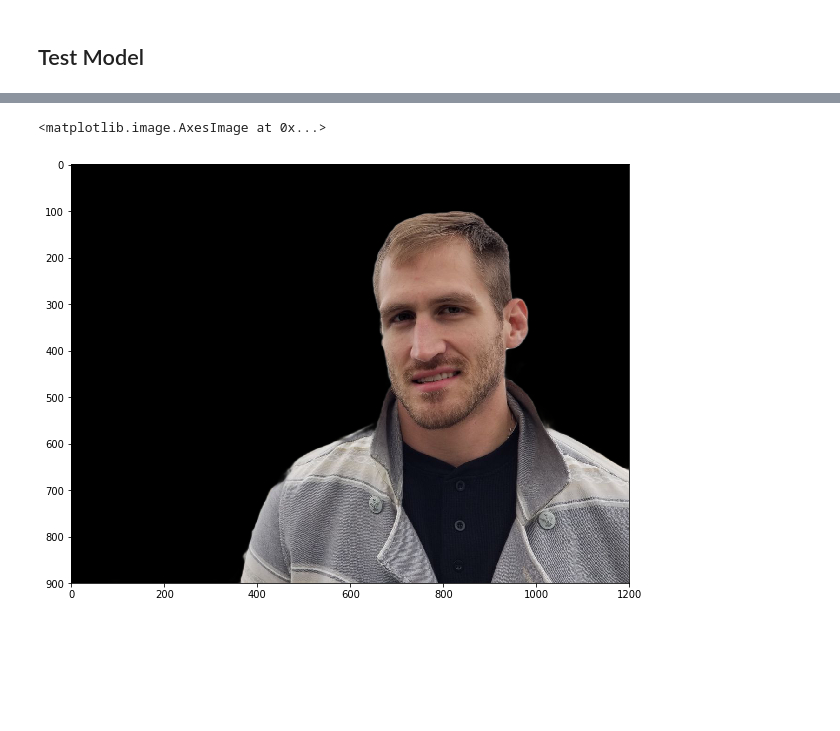
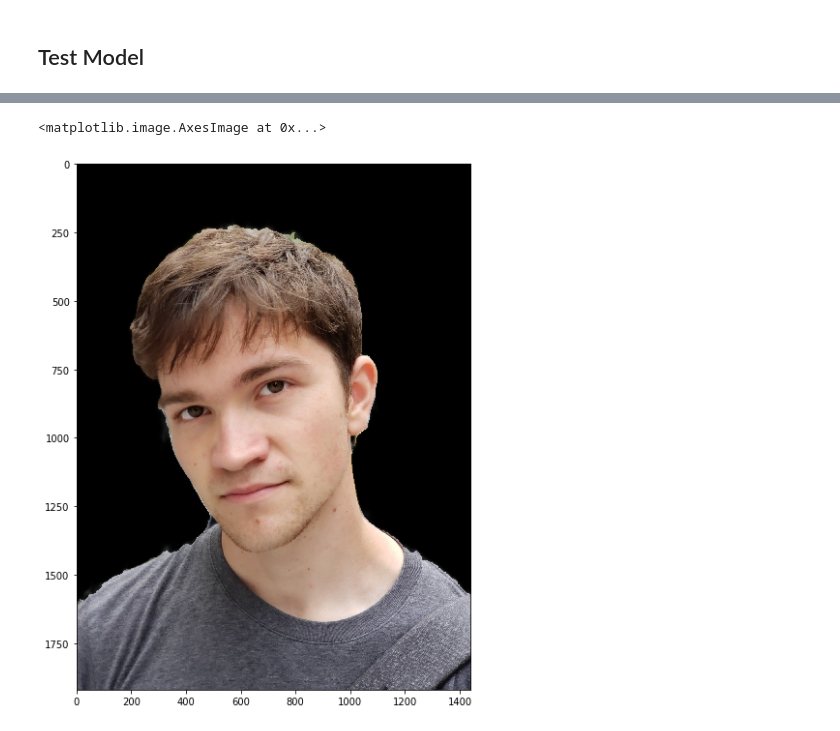
Before and after one commit to BUVANEASH/person_seg_net, a Jupyter notebook: notebooks/Train_segmentation_models.ipynb, the cells around one changed output, grey strips where cells are left out. Cells and saved outputs as stored; diff of their text form; code cells hidden in the pictures; blank space fills up the shorter version.

Commit message:
Modified fast_scnn model

```diff
--- a/notebooks/Train_segmentation_models.ipynb
+++ b/notebooks/Train_segmentation_models.ipynb
@@ -26,7 +26,7 @@ LOSS_METRICS = 'BCE_ACC_IOU'
 MODEL_PATH = '/media/new_hdd2/seg_net/results/Models/Models'
 ACTIVATION = 'sigmoid'
 
-model_fname = '{0}_{1}_{2}_{3}_{4}_{5}s'.format(BACKBONE,
+model_fname = '{0}_{1}_{2}_{3}_{4}_{5}'.format(BACKBONE,
                                               MODEL_NAME,
                                               LOSS_METRICS,
                                               NUM_CLASS,
@@ -49,7 +49,7 @@ model.compile('sgd', loss=sm.losses.bce_dice_loss, metrics=['accuracy',sm.metric
 #model.compile('Adadelta', loss='categorical_crossentropy', metrics=['accuracy'])
 #model.compile('sgd', loss='mean_squared_error', metrics=['accuracy',sm.metrics.iou_score])
 # %%
-#model.load_weights(os.path.join(MODEL_PATH,keras_filename))
+model.load_weights(os.path.join(MODEL_PATH,keras_filename))
 # %%
 model.summary()
 # %% [output]
@@ -213,14 +215,14 @@ for inp,otp in zip(images,outs):
 ... (10 outputs left out)
 # %%
 import random
-i = random.choice(range(0,22))
+i = random.choice(range(0,len(fnames)))
 im = np.copy(images[i])
 mask = skimage.transform.resize(outs[i],im.shape[:2],preserve_range=True)
-#mask = cv2.resize(outs[i],im.shape[:2])
+mask[mask>0.3]=1
 im = cv2.multiply(np.repeat(np.expand_dims(mask,axis=-1),3,axis=2).astype(float), im.astype(float))/255
 #im[mask<0.3]=0
 plt.rcParams['figure.figsize'] = [10,10]
 plt.imshow(im)
 # %% [output]
 <matplotlib.image.AxesImage at 0x...>
-[figure, old version]
+[figure, new version]
```
Also changed, not shown: parts of 4 cells of this notebook, 2 other files.
